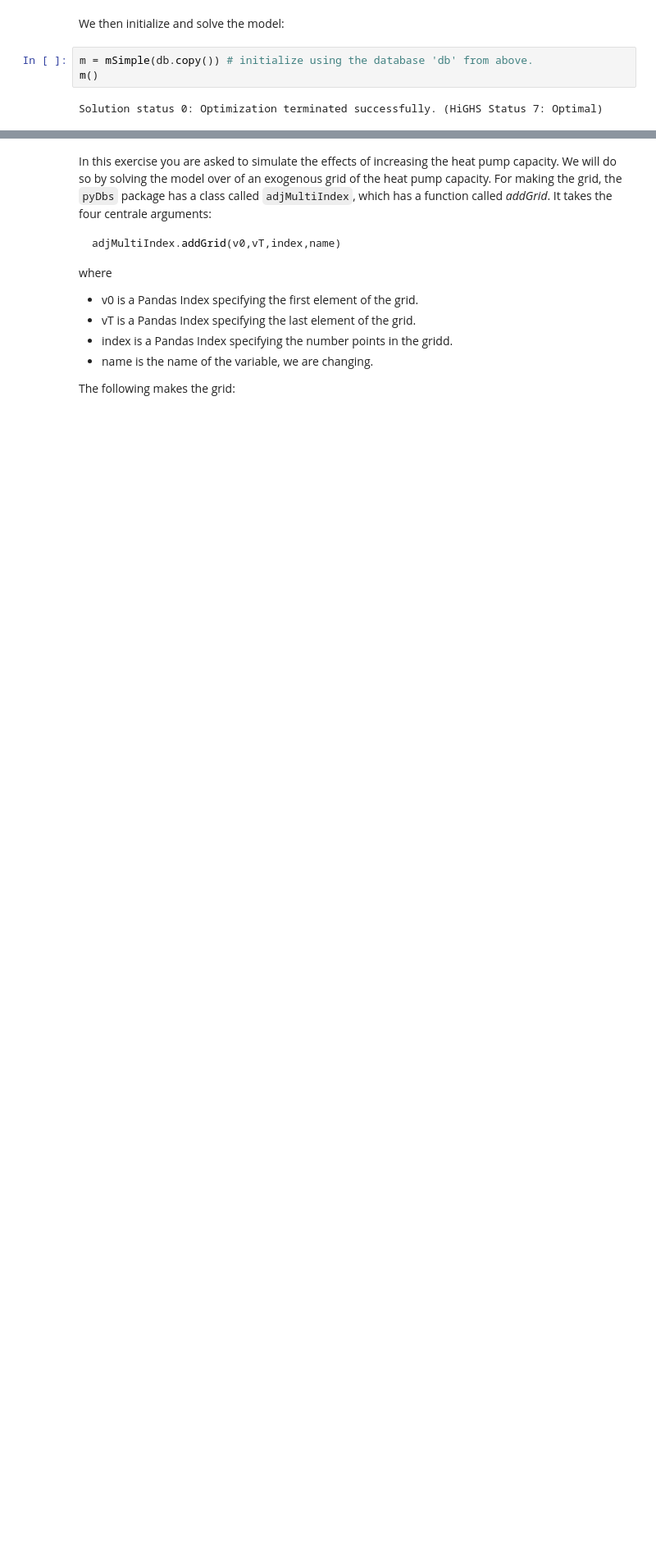
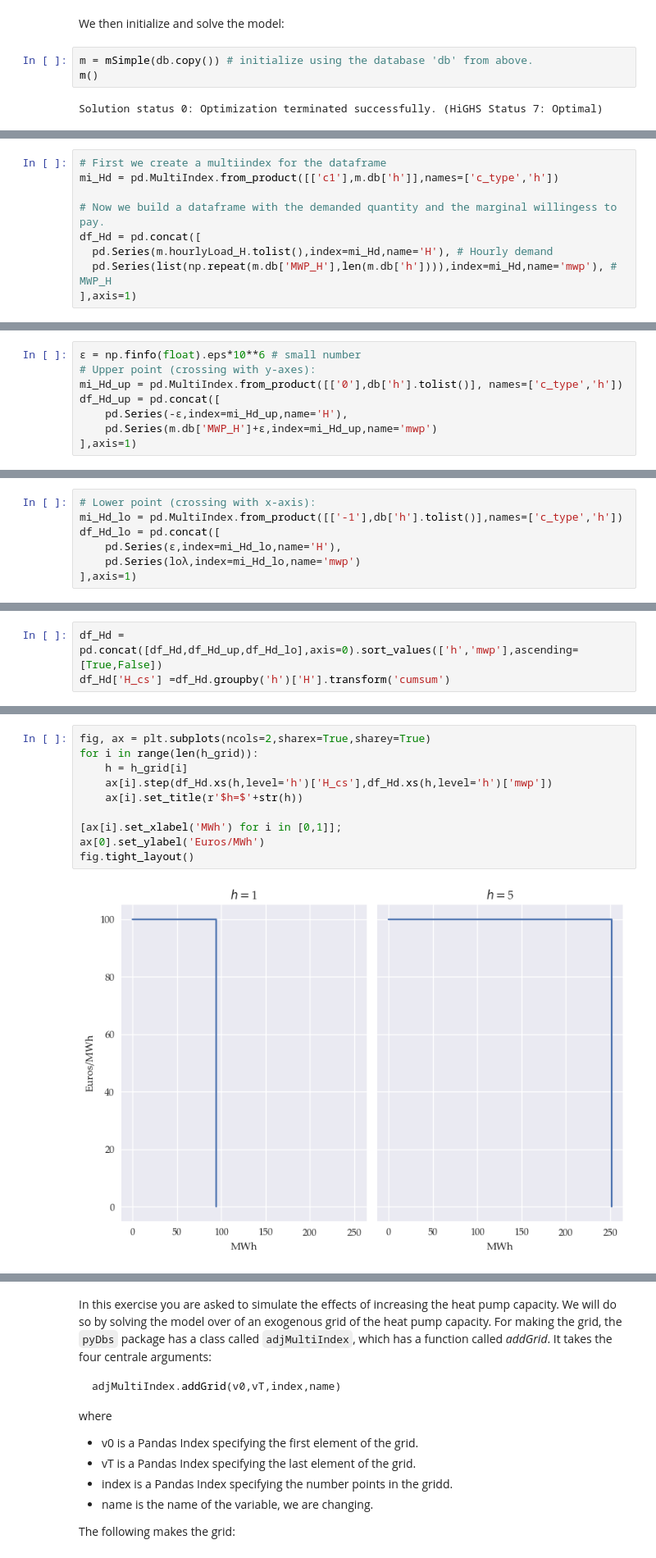
Before and after one commit to ChampionApe/EnergyEconomicsE2023, a Jupyter notebook: Exercises/E41/E41.ipynb, the cells around one changed output, grey strips where cells are left out. Shown: that part at 82% size. Cells and saved outputs as stored; diff of their text form; blank space fills up the shorter version.

```diff
--- a/Exercises/E41/E41.ipynb
+++ b/Exercises/E41/E41.ipynb
@@ -184,0 +163,9 @@ fig.tight_layout()
+# %%
+# First we create a multiindex for the dataframe
+mi_Hd = pd.MultiIndex.from_product([['c1'],m.db['h']],names=['c_type','h'])
+
+# Now we build a dataframe with the demanded quantity and the marginal willingess to pay.
+df_Hd = pd.concat([
+  pd.Series(m.hourlyLoad_H.tolist(),index=mi_Hd,name='H'), # Hourly demand
+  pd.Series(list(np.repeat(m.db['MWP_H'],len(m.db['h']))),index=mi_Hd,name='mwp'), # MWP_H
+],axis=1)
@@ -184,0 +176,8 @@ fig.tight_layout()
+# %%
+ϵ = np.finfo(float).eps*10**6 # small number
+# Upper point (crossing with y-axes):
+mi_Hd_up = pd.MultiIndex.from_product([['0'],db['h'].tolist()], names=['c_type','h'])
+df_Hd_up = pd.concat([
+    pd.Series(-ϵ,index=mi_Hd_up,name='H'),
+    pd.Series(m.db['MWP_H']+ϵ,index=mi_Hd_up,name='mwp')
+],axis=1)
@@ -184,0 +186,7 @@ fig.tight_layout()
+# %%
+# Lower point (crossing with x-axis):
+mi_Hd_lo = pd.MultiIndex.from_product([['-1'],db['h'].tolist()],names=['c_type','h'])
+df_Hd_lo = pd.concat([
+    pd.Series(ϵ,index=mi_Hd_lo,name='H'),
+    pd.Series(loλ,index=mi_Hd_lo,name='mwp')
+],axis=1)
@@ -184,0 +195,3 @@ fig.tight_layout()
+# %%
+df_Hd = pd.concat([df_Hd,df_Hd_up,df_Hd_lo],axis=0).sort_values(['h','mwp'],ascending=[True,False])
+df_Hd['H_cs'] =df_Hd.groupby('h')['H'].transform('cumsum')
@@ -184,0 +200,12 @@ fig.tight_layout()
+# %%
+fig, ax = plt.subplots(ncols=2,sharex=True,sharey=True)
+for i in range(len(h_grid)):
+    h = h_grid[i]
+    ax[i].step(df_Hd.xs(h,level='h')['H_cs'],df_Hd.xs(h,level='h')['mwp'])
+    ax[i].set_title(r'$h=$'+str(h))
+
+[ax[i].set_xlabel('MWh') for i in [0,1]];
+ax[0].set_ylabel('Euros/MWh')
+fig.tight_layout()
+# %% [output]
+[figure, added]
```
Also changed, not shown: parts of 64 cells of this notebook, 22 other files.
